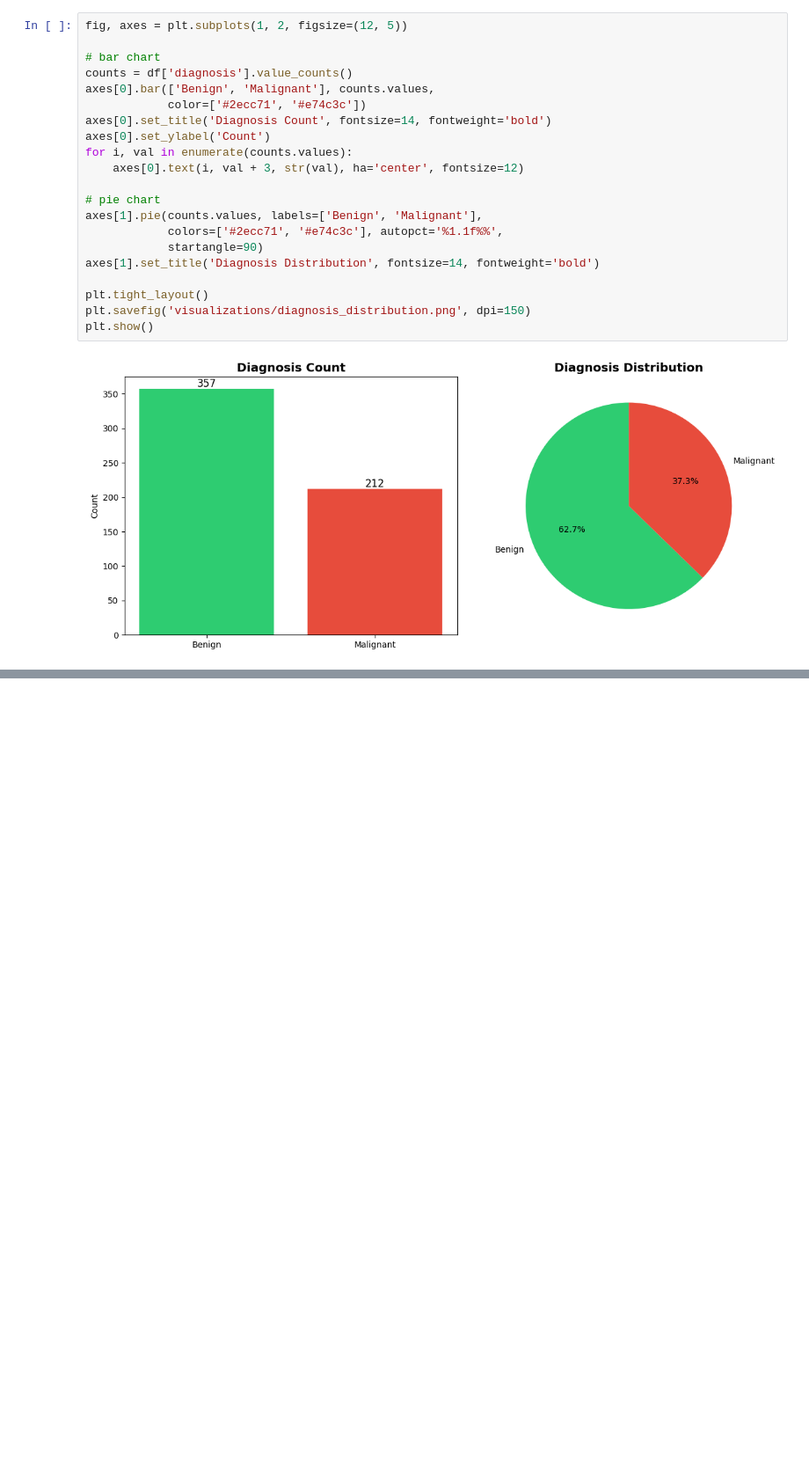
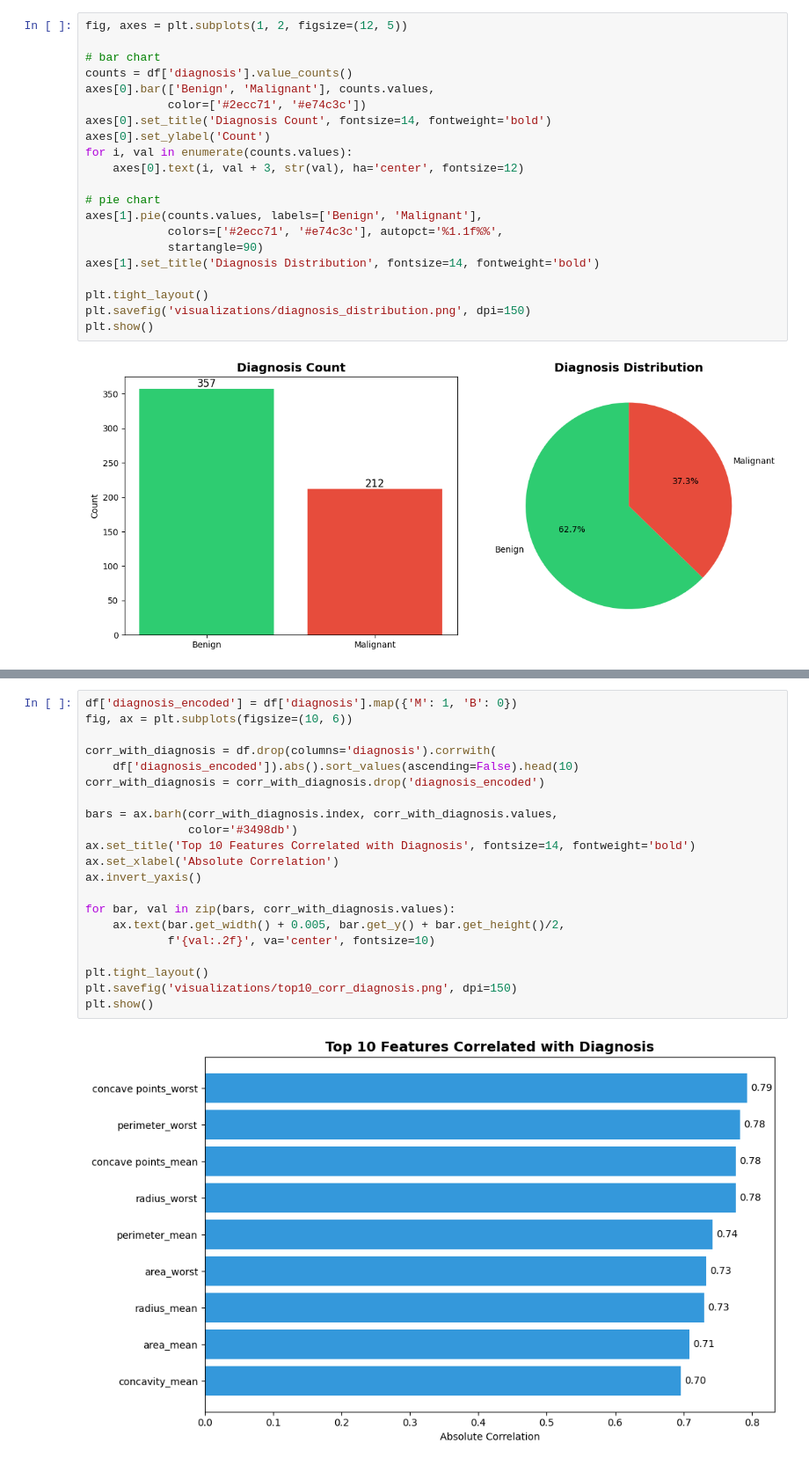
Before and after one commit to john-nio/eda-project, a Jupyter notebook: breast_cancer/breast_cancer.ipynb, the cells around one changed output, grey strips where cells are left out. Shown at 88% size. Cells and saved outputs as stored; diff of their text form; blank space fills up the shorter version.

```diff
--- a/breast_cancer/breast_cancer.ipynb
+++ b/breast_cancer/breast_cancer.ipynb
@@ -103,0 +114,23 @@ plt.show()
+# %%
+df['diagnosis_encoded'] = df['diagnosis'].map({'M': 1, 'B': 0})
+fig, ax = plt.subplots(figsize=(10, 6))
+
+corr_with_diagnosis = df.drop(columns='diagnosis').corrwith(
+    df['diagnosis_encoded']).abs().sort_values(ascending=False).head(10)
+corr_with_diagnosis = corr_with_diagnosis.drop('diagnosis_encoded')
+
+bars = ax.barh(corr_with_diagnosis.index, corr_with_diagnosis.values,
+               color='#3498db')
+ax.set_title('Top 10 Features Correlated with Diagnosis', fontsize=14, fontweight='bold')
+ax.set_xlabel('Absolute Correlation')
+ax.invert_yaxis()
+
+for bar, val in zip(bars, corr_with_diagnosis.values):
+    ax.text(bar.get_width() + 0.005, bar.get_y() + bar.get_height()/2,
+            f'{val:.2f}', va='center', fontsize=10)
+
+plt.tight_layout()
+plt.savefig('visualizations/top10_corr_diagnosis.png', dpi=150)
+plt.show()
+# %% [output]
+[figure, added]
```
Also changed, not shown: parts of 15 cells of this notebook, 14 other files.
